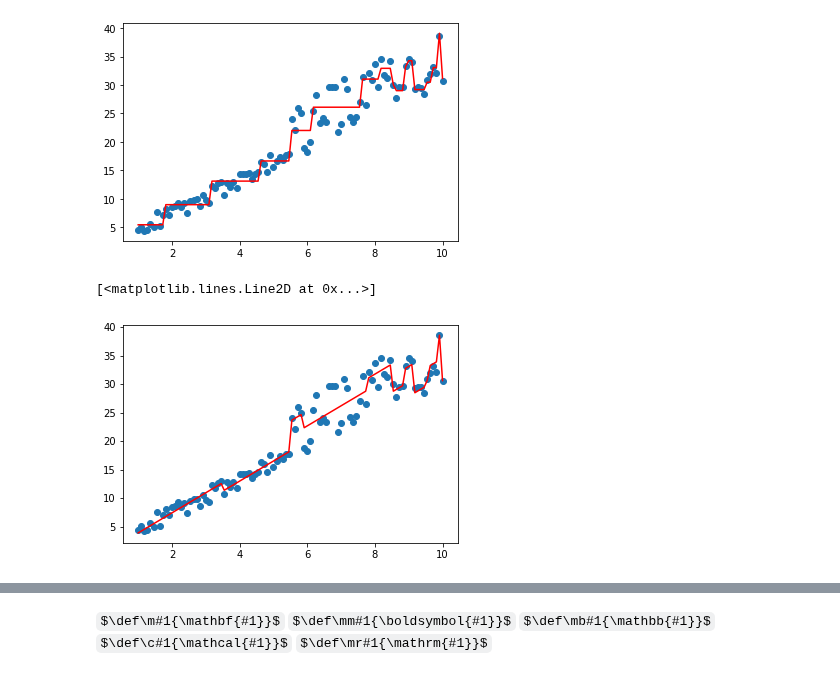
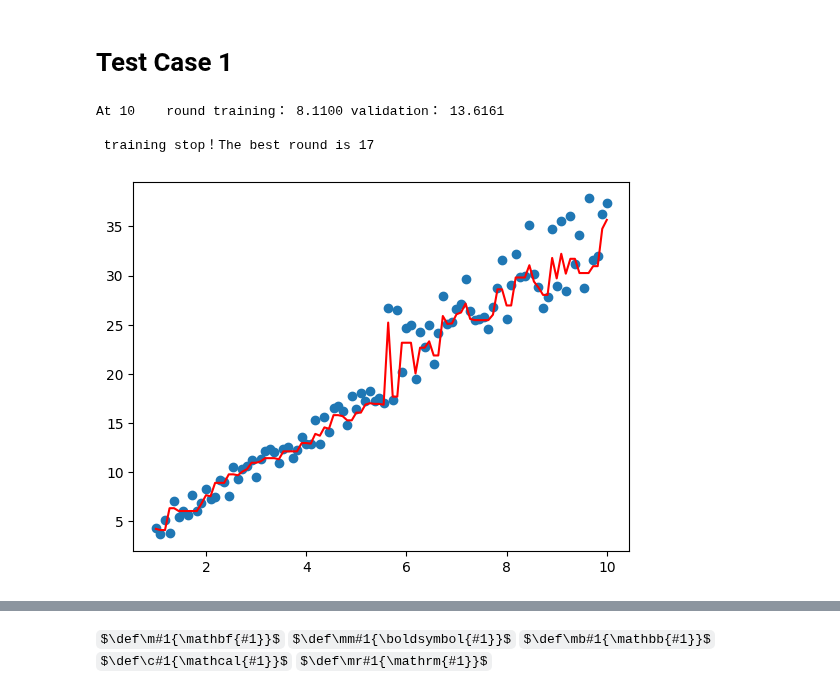
Before and after one commit to yexf308/AppliedStatistics, a Jupyter notebook: Ensemble_Methods_Gradient_Boosting.ipynb, the cells around one changed output, grey strips where cells are left out. Saved outputs shown, nothing was run; the diff lists cells and outputs as text; code cells hidden in the pictures; some formulas as TeX source.

```diff
--- a/Ensemble_Methods_Gradient_Boosting.ipynb
+++ b/Ensemble_Methods_Gradient_Boosting.ipynb
@@ -183,3 +232,5 @@ class GradientBoostingRegressor(object):
+# %% [markdown]
+# Test Case 1
 # %%
 data = np.linspace(1, 10, num=100)
 target1 = 3*data[:50] + np.random.random(size=50)*3# add noise
@@ -187,18 +238,13 @@ target2 = 3*data[50:] + np.random.random(size=50)*10# add noise
 target=np.concatenate([target1,target2])
 data = data.reshape((-1, 1))
 # %%
-model=GradientBoostingRegressor(base_estimator= DecisionTreeRegressor(max_depth=3), n_estimators=3)
+model=GBDTRegressor()
 model.fit(data,target)
 plt.scatter(data, target)
 plt.plot(data, model.predict(data), color='r')
 plt.show()
 # %% [output]
+At 10    round training： 8.1100 validation： 13.6161
+
+ training stop！The best round is 17
-[figure, old version]
+[figure, new version]
-# %%
-model=GradientBoostingRegressor(base_estimator=[LinearRegression(), DecisionTreeRegressor(max_depth=3), DecisionTreeRegressor(max_depth=3)])
-model.fit(data,target)
-plt.scatter(data, target)
-plt.plot(data, model.predict(data), color='r')
-# %% [output]
-[<matplotlib.lines.Line2D at 0x...>]
-[figure, removed]
```
Also changed, not shown: parts of 18 cells of this notebook.
